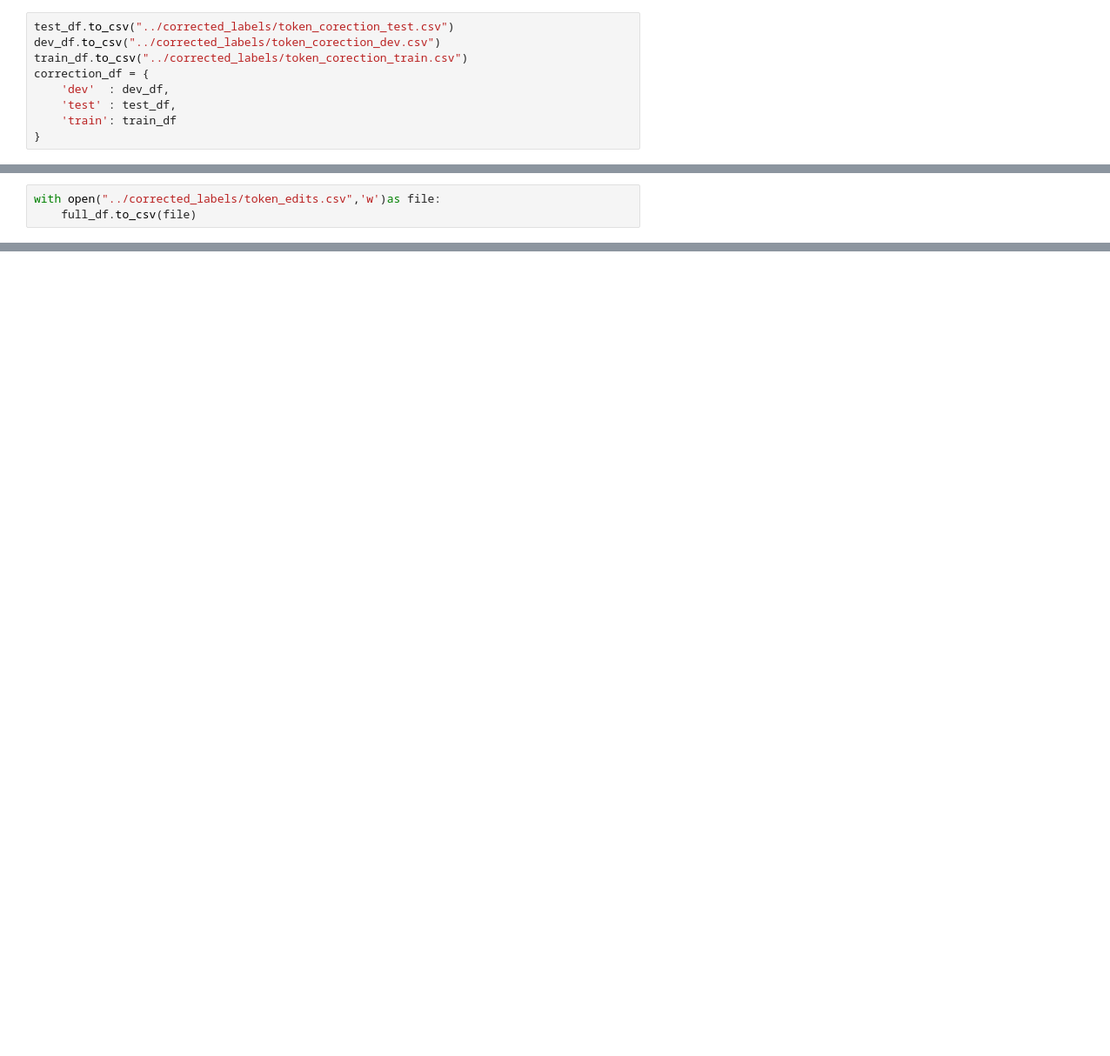
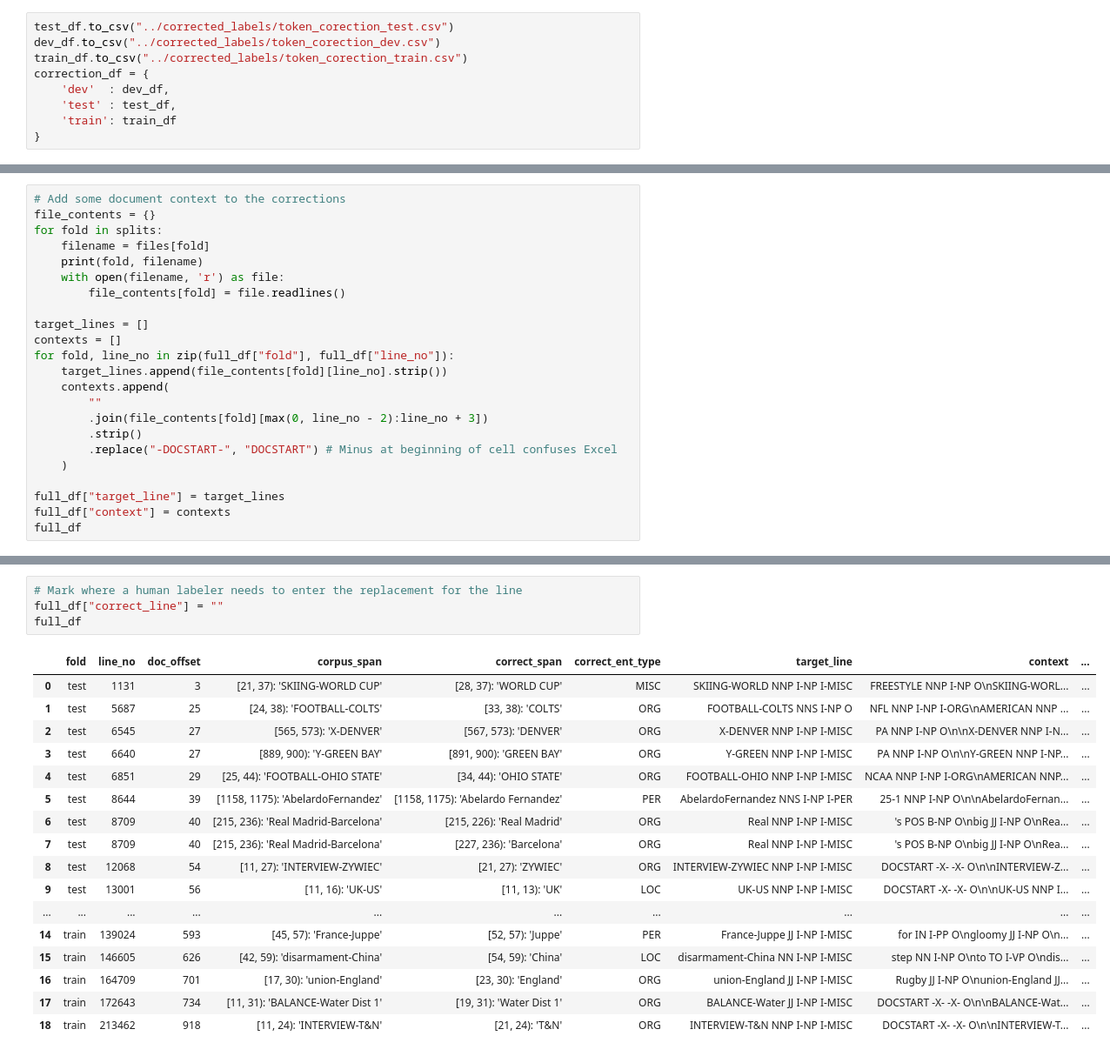
Before and after one commit to CODAIT/Identifying-Incorrect-Labels-In-CoNLL-2003, a Jupyter notebook: scripts/token_correction_preprocessing.ipynb, the cells around one changed output, grey strips where cells are left out. Shown: that part at 87% size. Saved outputs shown, nothing was run; the diff lists cells and outputs as text; blank space fills up the shorter version.

```diff
--- a/scripts/token_correction_preprocessing.ipynb
+++ b/scripts/token_correction_preprocessing.ipynb
@@ -200,3 +161,23 @@ full_df
-# %%
-with open("../corrected_labels/token_edits.csv",'w')as file:
-    full_df.to_csv(file)
+# %%
+# Add some document context to the corrections
+file_contents = {}
+for fold in splits:
+    filename = files[fold]
+    print(fold, filename)
+    with open(filename, 'r') as file:
+        file_contents[fold] = file.readlines()
+
+target_lines = []
+contexts = []
+for fold, line_no in zip(full_df["fold"], full_df["line_no"]):
+    target_lines.append(file_contents[fold][line_no].strip())
+    contexts.append(
+        ""
+        .join(file_contents[fold][max(0, line_no - 2):line_no + 3])
+        .strip()
+        .replace("-DOCSTART-", "DOCSTART") # Minus at beginning of cell confuses Excel
+    )
+
+full_df["target_line"] = target_lines
+full_df["context"] = contexts
+full_df
@@ -202,0 +205,22 @@ with open("../corrected_labels/token_edits.csv",'w')as file:
+# %%
+# Mark where a human labeler needs to enter the replacement for the line
+full_df["correct_line"] = ""
+full_df
+# %% [output]
+|  | fold | line_no | doc_offset | corpus_span | correct_span | correct_ent_type | target_line | context | ... |
+| 0 | test | 1131 | 3 | [21, 37): 'SKIING-WORLD CUP' | [28, 37): 'WORLD CUP' | MISC | SKIING-WORLD NNP I-NP I-MISC | FREESTYLE NNP I-NP O\nSKIING-WORL... | ... |
+| 1 | test | 5687 | 25 | [24, 38): 'FOOTBALL-COLTS' | [33, 38): 'COLTS' | ORG | FOOTBALL-COLTS NNS I-NP O | NFL NNP I-NP I-ORG\nAMERICAN NNP ... | ... |
+| 2 | test | 6545 | 27 | [565, 573): 'X-DENVER' | [567, 573): 'DENVER' | ORG | X-DENVER NNP I-NP I-MISC | PA NNP I-NP O\n\nX-DENVER NNP I-N... | ... |
+| 3 | test | 6640 | 27 | [889, 900): 'Y-GREEN BAY' | [891, 900): 'GREEN BAY' | ORG | Y-GREEN NNP I-NP I-MISC | PA NNP I-NP O\n\nY-GREEN NNP I-NP... | ... |
+| 4 | test | 6851 | 29 | [25, 44): 'FOOTBALL-OHIO STATE' | [34, 44): 'OHIO STATE' | ORG | FOOTBALL-OHIO NNP I-NP I-MISC | NCAA NNP I-NP I-ORG\nAMERICAN NNP... | ... |
+| 5 | test | 8644 | 39 | [1158, 1175): 'AbelardoFernandez' | [1158, 1175): 'Abelardo Fernandez' | PER | AbelardoFernandez NNS I-NP I-PER | 25-1 NNP I-NP O\n\nAbelardoFernan... | ... |
+| 6 | test | 8709 | 40 | [215, 236): 'Real Madrid-Barcelona' | [215, 226): 'Real Madrid' | ORG | Real NNP I-NP I-MISC | 's POS B-NP O\nbig JJ I-NP O\nRea... | ... |
+| 7 | test | 8709 | 40 | [215, 236): 'Real Madrid-Barcelona' | [227, 236): 'Barcelona' | ORG | Real NNP I-NP I-MISC | 's POS B-NP O\nbig JJ I-NP O\nRea... | ... |
+| 8 | test | 12068 | 54 | [11, 27): 'INTERVIEW-ZYWIEC' | [21, 27): 'ZYWIEC' | ORG | INTERVIEW-ZYWIEC NNP I-NP I-MISC | DOCSTART -X- -X- O\n\nINTERVIEW-Z... | ... |
+| 9 | test | 13001 | 56 | [11, 16): 'UK-US' | [11, 13): 'UK' | LOC | UK-US NNP I-NP I-MISC | DOCSTART -X- -X- O\n\nUK-US NNP I... | ... |
+| ... | ... | ... | ... | ... | ... | ... | ... | ... | ... |
+| 14 | train | 139024 | 593 | [45, 57): 'France-Juppe' | [52, 57): 'Juppe' | PER | France-Juppe JJ I-NP I-MISC | for IN I-PP O\ngloomy JJ I-NP O\n... | ... |
+| 15 | train | 146605 | 626 | [42, 59): 'disarmament-China' | [54, 59): 'China' | LOC | disarmament-China NN I-NP I-MISC | step NN I-NP O\nto TO I-VP O\ndis... | ... |
+| 16 | train | 164709 | 701 | [17, 30): 'union-England' | [23, 30): 'England' | ORG | union-England JJ I-NP I-MISC | Rugby JJ I-NP O\nunion-England JJ... | ... |
+| 17 | train | 172643 | 734 | [11, 31): 'BALANCE-Water Dist 1' | [19, 31): 'Water Dist 1' | ORG | BALANCE-Water JJ I-NP I-MISC | DOCSTART -X- -X- O\n\nBALANCE-Wat... | ... |
+| 18 | train | 213462 | 918 | [11, 24): 'INTERVIEW-T&N' | [21, 24): 'T&N' | ORG | INTERVIEW-T&N NNP I-NP I-MISC | DOCSTART -X- -X- O\n\nINTERVIEW-T... | ... |
```
Also changed, not shown: parts of 8 cells of this notebook, 6 other files.
